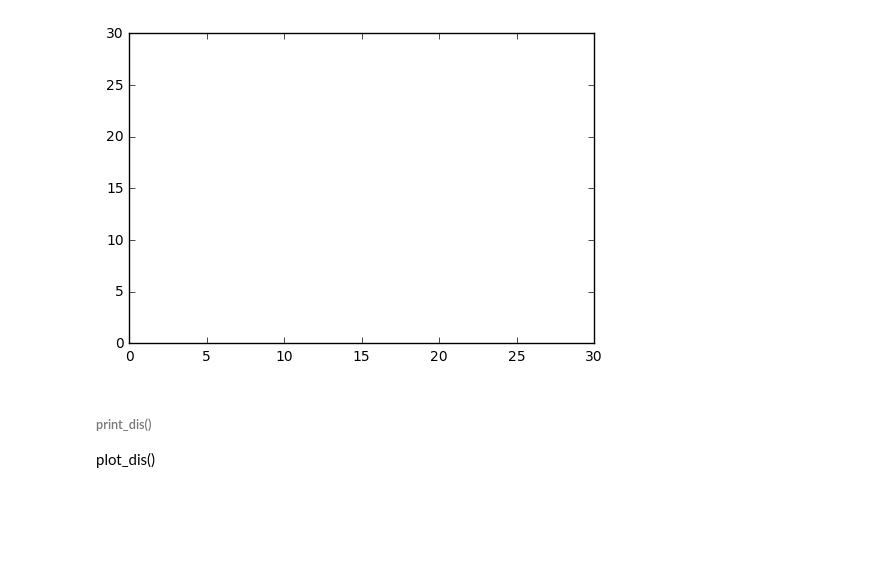
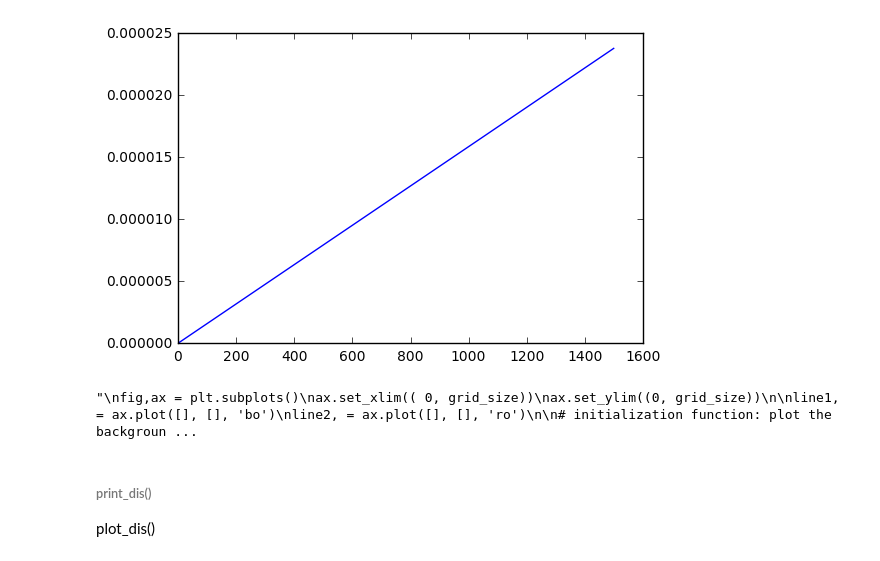
Before and after one commit to mickyaero/ML, a Jupyter notebook: dislocations_animations.ipynb, the cells around one changed output. Cells and saved outputs as stored; diff of their text form; code cells hidden in the pictures; blank space fills up the shorter version.

```diff
--- a/dislocations_animations.ipynb
+++ b/dislocations_animations.ipynb
@@ -75,8 +90,8 @@ del(a[1]
 #point(x, y) has to be calculated. Burger's vector is kept as 1. Stress is measured in terms of meu/(2*pi*(1-v)).
 #Time is measured in terms of 2*pi*(1-neu)/(meu * mobi * burgers)
 def stress_field(x_d, y_d, x, y):
-    stress = 1 * np.sin(2 * np.pi * (x - x_d)/grid_size) * (np.cosh(2 * np.pi * (y - y_d)/grid_size) - np.cos(2 * np.pi * (x - x_d)/grid_size) -
-                                                           (2 * np.pi * (y - y_d)/grid_size) * np.sinh(2 * np.pi * (y - y_d)/grid_size))/((np.cosh(2 * np.pi * (y - y_d)/grid_size) - np.cos(2 * np.pi * (x - x_d)/grid_size)) ** 2 * grid_size)
+    stress = np.pi/grid_size * np.sin(2 * np.pi * (x - x_d)/grid_size) * (np.cosh(2 * np.pi * (y - y_d)/grid_size) - np.cos(2 * np.pi * (x - x_d)/grid_size) -
+                                                           (2 * np.pi * (y - y_d)/grid_size) * np.sinh(2 * np.pi * (y - y_d)/grid_size))/((np.cosh(2 * np.pi * (y - y_d)/grid_size) - np.cos(2 * np.pi * (x - x_d)/grid_size)) ** 2)
 
     return stress
 
@@ -155,15 +175,48 @@ def location_after_t(t, step, stress):
             strain[i] = strain[i] + strain[i - 1]
 
     return strain
-# %%
-fig, ax = plt.subplots()
-
-ax.set_xlim(( 0, grid_size))
-ax.set_ylim((0, grid_size))
-
-line, = ax.plot([], [], 'ro')
-# %% [output]
-[figure, removed]
+# %%
+strain = location_after_iterations(1500, 0.0001, 0)
+plt.plot(strain)
+plt.show()
+"""
+fig,ax = plt.subplots()
+ax.set_xlim(( 0, grid_size))
+ax.set_ylim((0, grid_size))
+
+line1, = ax.plot([], [], 'bo')
+line2, = ax.plot([], [], 'ro')
+
+# initialization function: plot the background of each frame
+def init():
+    line1.set_data([], [])
+    line2.set_data([], [])
+    return line1, line2
+
+# animation function.  This is called sequentially
+def animate(i):
+    location_after_iterations(1, 1, 1)
+    x_pos = [[], []]
+    y_pos = [[], []]
+    for i in range(len(x_dis)):
+        if(s_dis[i] == 1):
+            x_pos[0].append(x_dis[i])
+            y_pos[0].append(y_dis[i])
+        else:
+            x_pos[1].append(x_dis[i])
+            y_pos[1].append(y_dis[i])
+
+        line1.set_data(x_pos[0], y_pos[0])
+        line2.set_data(x_pos[1], y_pos[1])
+    return line1, line2
+
+# call the animator.  blit=True means only re-draw the parts that have changed.
+anim = animation.FuncAnimation(fig, animate,init_func = init, frames=200, blit=True)
+HTML(anim.to_html5_video())
+"""
+# %% [output]
+[figure, added]
+"\nfig,ax = plt.subplots()\nax.set_xlim(( 0, grid_size))\nax.set_ylim((0, grid_size))\n\nline1, = ax.plot([], [], 'bo')\nline2, = ax.plot([], [], 'ro')\n\n# initialization function: plot the backgroun ...
 # %% [markdown]
 ###### print_dis()
 plot_dis()
```
Also changed, not shown: parts of 8 cells of this notebook, 1 other file.
